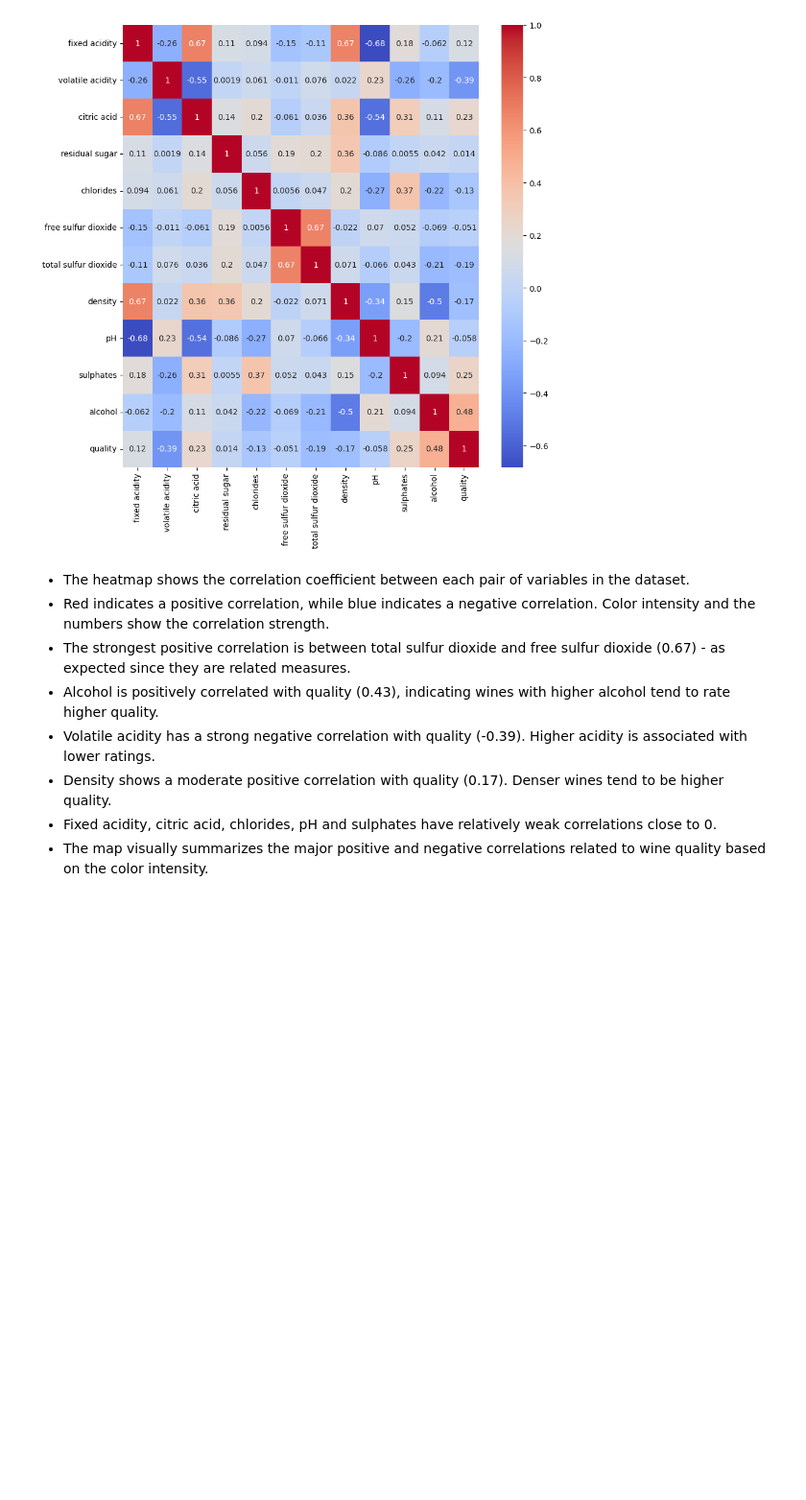
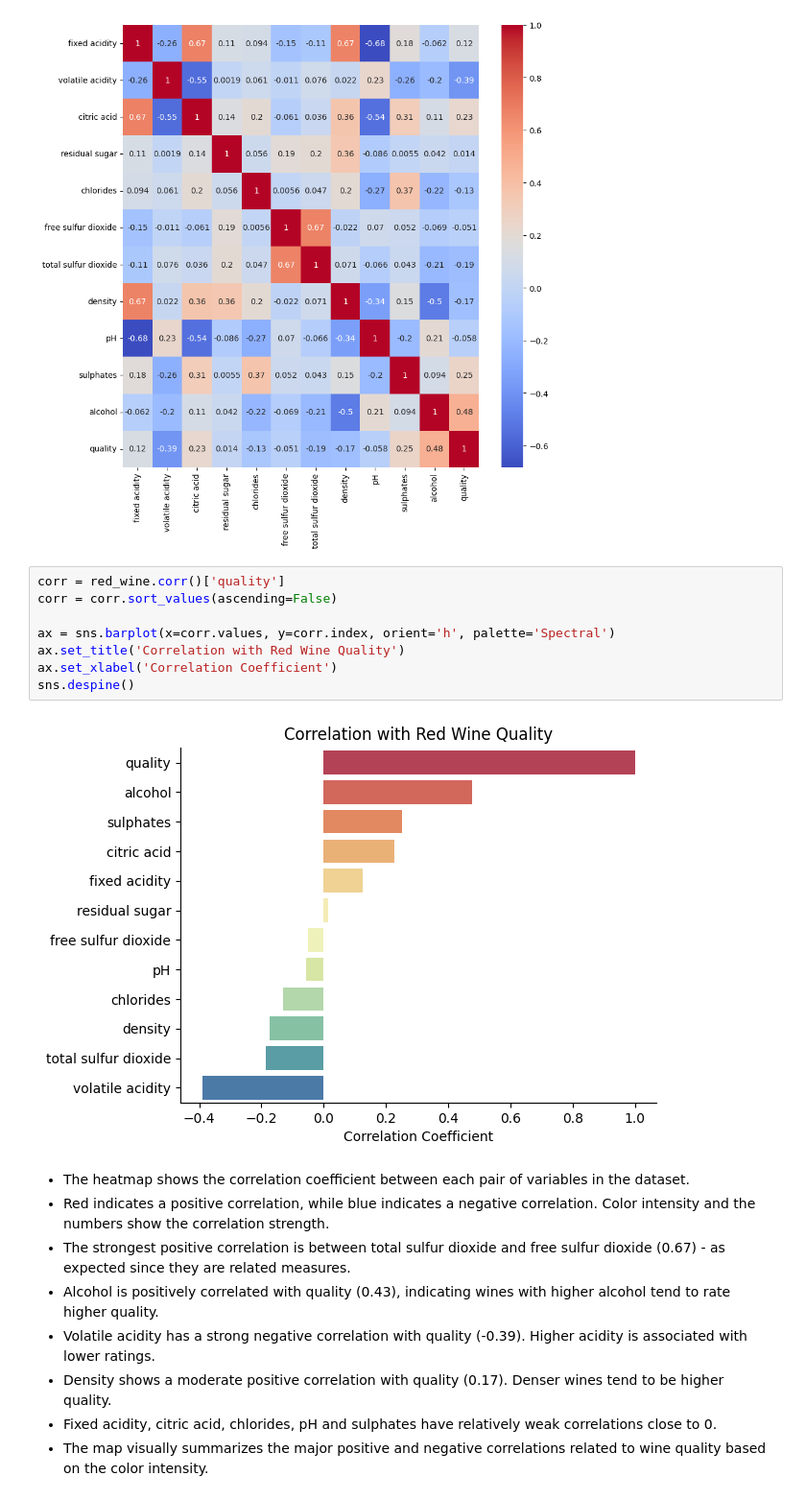
Before and after one commit to unclethien/Predicting-Red-Wine-Quality-from-Chemical-Properties-using-Machine-Learning, a Jupyter notebook: Assignment_1.ipynb, the cells around one changed output. Shown at 96% size. Cells and saved outputs as stored; diff of their text form; blank space fills up the shorter version.

```diff
--- a/Assignment_1.ipynb
+++ b/Assignment_1.ipynb
@@ -373,6 +374,16 @@ sns.heatmap(red_wine.corr(), annot=True, cmap='coolwarm')
 # %% [output]
 <Axes: >
 [figure]
+# %%
+corr = red_wine.corr()['quality']
+corr = corr.sort_values(ascending=False)
+
+ax = sns.barplot(x=corr.values, y=corr.index, orient='h', palette='Spectral')
+ax.set_title('Correlation with Red Wine Quality')
+ax.set_xlabel('Correlation Coefficient')
+sns.despine()
+# %% [output]
+[figure, added]
 # %% [markdown]
 - The heatmap shows the correlation coefficient between each pair of variables in the dataset.
 - Red indicates a positive correlation, while blue indicates a negative correlation. Color intensity and the numbers show the correlation strength.
```
Also changed, not shown: parts of 17 cells of this notebook.
